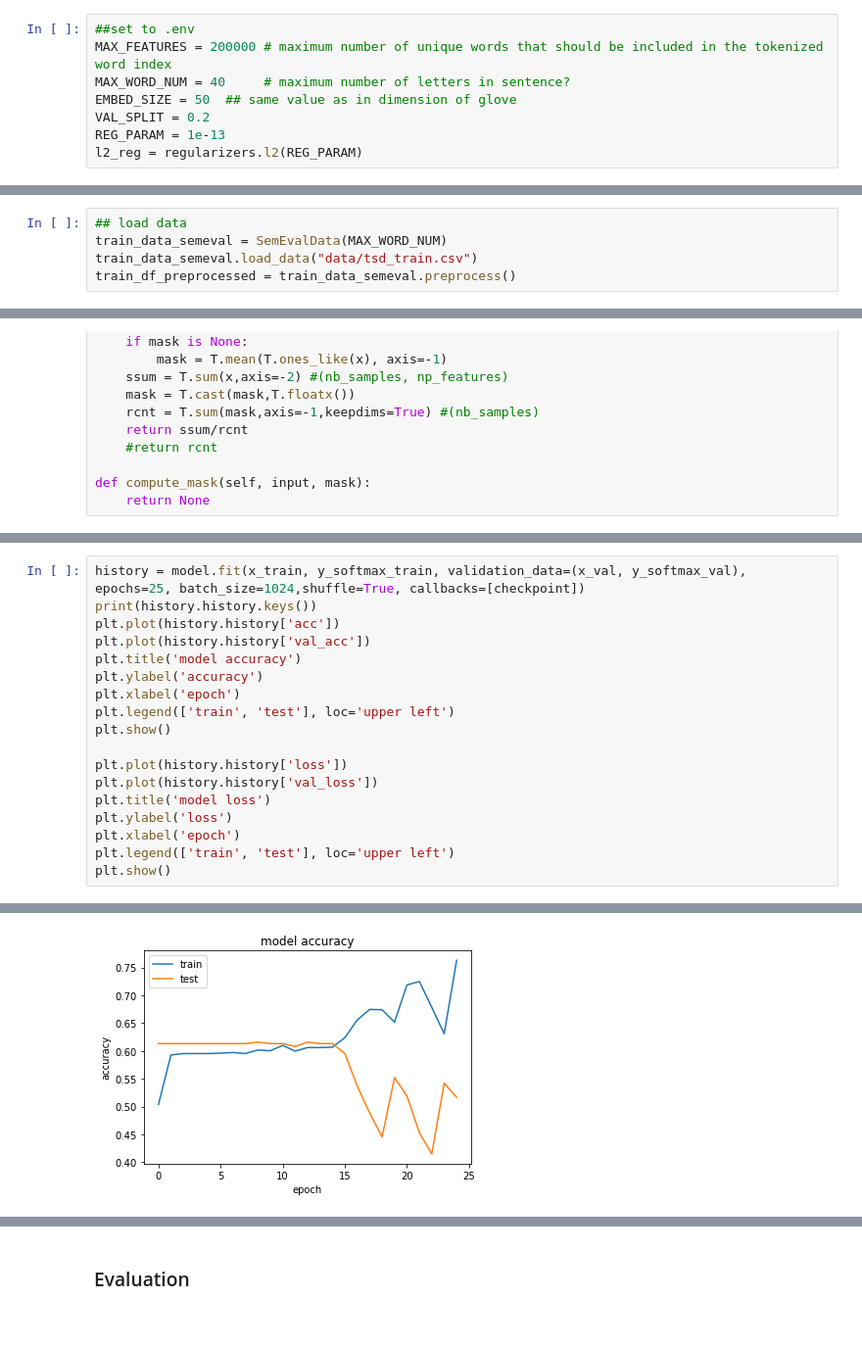
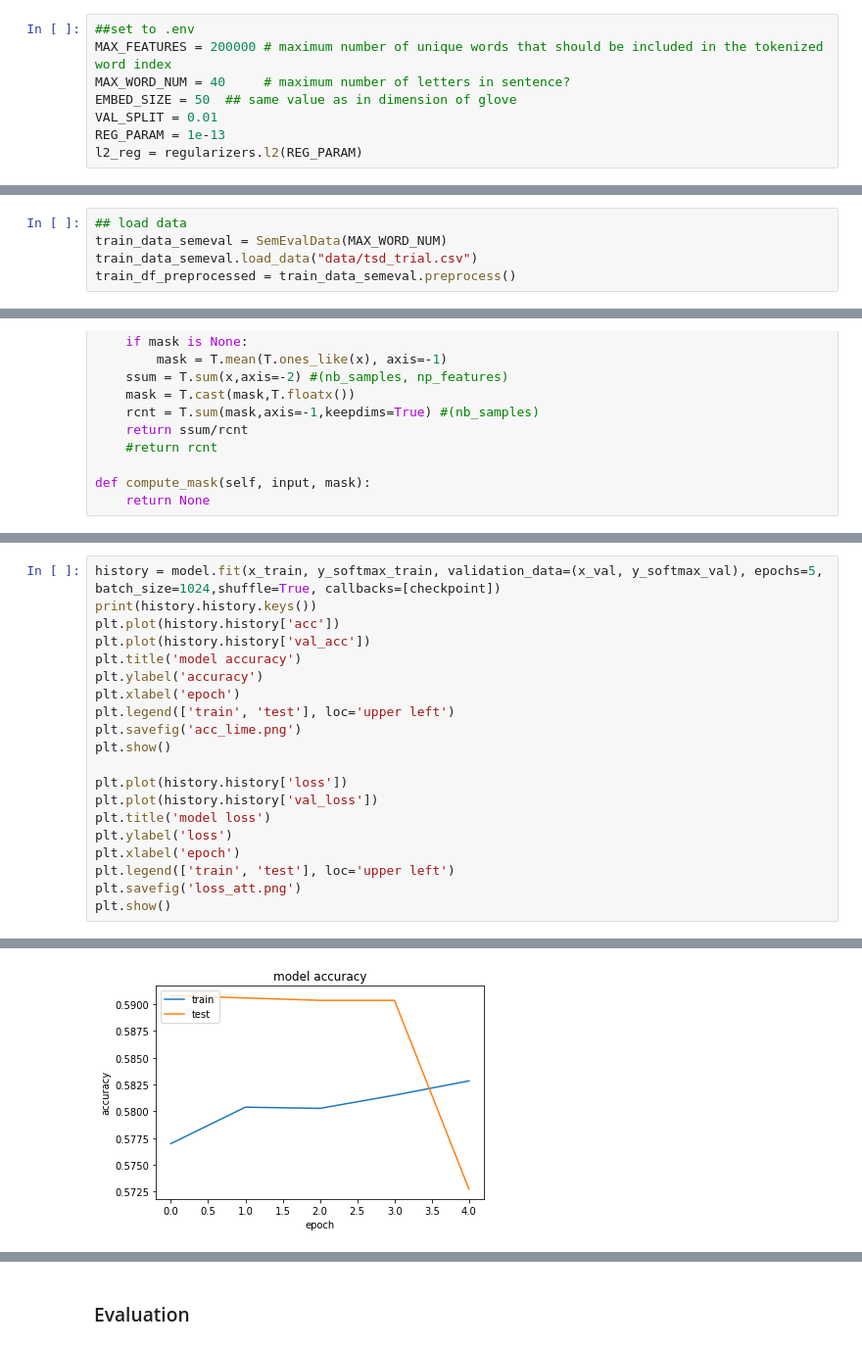
Before and after one commit to paatrycjaa/wedt-toxic-span-detection, a Jupyter notebook: lstm-lime.ipynb, the cells around one changed output, grey strips where cells are left out. Shown at 98% size. Saved outputs shown, nothing was run; the diff lists cells and outputs as text.

```diff
--- a/lstm-lime.ipynb
+++ b/lstm-lime.ipynb
@@ -34,7 +34,7 @@ import sklearn
 MAX_FEATURES = 200000 # maximum number of unique words that should be included in the tokenized word index
 MAX_WORD_NUM = 40     # maximum number of letters in sentence?
 EMBED_SIZE = 50  ## same value as in dimension of glove
-VAL_SPLIT = 0.2
+VAL_SPLIT = 0.01
 REG_PARAM = 1e-13
 l2_reg = regularizers.l2(REG_PARAM)
 # %%
@@ -46,7 +47,7 @@ True
 # %%
 ## load data
 train_data_semeval = SemEvalData(MAX_WORD_NUM)
-train_data_semeval.load_data("data/tsd_train.csv")
+train_data_semeval.load_data("data/tsd_trial.csv")
 train_df_preprocessed = train_data_semeval.preprocess()
 # %%
 train_df_preprocessed
@@ -271,7 +272,7 @@ Non-trainable params: 0
 _________________________________________________________________
 None
 # %%
-history = model.fit(x_train, y_softmax_train, validation_data=(x_val, y_softmax_val), epochs=25, batch_size=1024,shuffle=True, callbacks=[checkpoint])
+history = model.fit(x_train, y_softmax_train, validation_data=(x_val, y_softmax_val), epochs=5, batch_size=1024,shuffle=True, callbacks=[checkpoint])
 print(history.history.keys())
 plt.plot(history.history['acc'])
 plt.plot(history.history['val_acc'])
@@ -279,6 +280,7 @@ plt.title('model accuracy')
 plt.ylabel('accuracy')
 plt.xlabel('epoch')
 plt.legend(['train', 'test'], loc='upper left')
+plt.savefig('acc_lime.png')
 plt.show()
 
 plt.plot(history.history['loss'])
@@ -287,5 +289,6 @@ plt.title('model loss')
 plt.ylabel('loss')
 plt.xlabel('epoch')
 plt.legend(['train', 'test'], loc='upper left')
+plt.savefig('loss_att.png')
 plt.show()
 # %% [output]
@@ -308,2 +305,2 @@ Epoch 25/25
 dict_keys(['loss', 'acc', 'val_loss', 'val_acc'])
-[figure, old version]
+[figure, new version]
```
Also changed, not shown: parts of 18 cells of this notebook, 18 other files.
